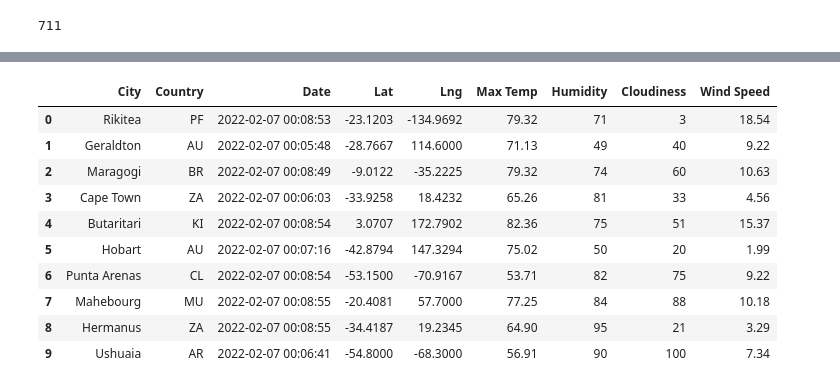
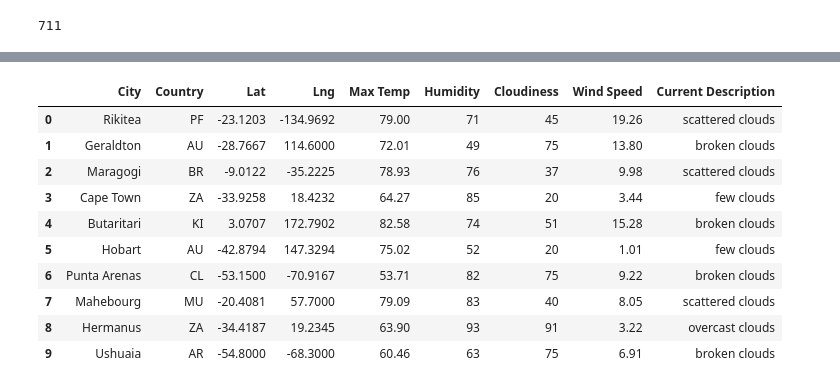
Before and after one commit to pheel24/World_Weather_Analysis, a Jupyter notebook: Weather_Database.ipynb, the cells around one changed output, grey strips where cells are left out. Cells and saved outputs as stored; diff of their text form; code cells hidden in the pictures.

Commit message:
reorder columns, add current desc

```diff
--- a/Weather_Database.ipynb
+++ b/Weather_Database.ipynb
@@ -117,20 +117,20 @@ Processing Record 50 of Set 7 | mackay
 # %%
 # Convert the array of dictionaries to a Pandas DataFrame.
 city_data_df = pd.DataFrame(city_data)
 
 #reorder columns
-new_column_order=["City","Country","Lat","Lng","Max Temp","Humidity","Cloudiness","Wind Speed"]
+new_column_order=["City","Country","Lat","Lng","Max Temp","Humidity","Cloudiness","Wind Speed","Current Description"]
 city_data_df=city_data_df[new_column_order]
 city_data_df.head(10)
 # %% [output]
-|  | City | Country | Date | Lat | Lng | Max Temp | Humidity | Cloudiness | Wind Speed |
-| 0 | Rikitea | PF | 2022-02-07 00:08:53 | -23.1203 | -134.9692 | 79.32 | 71 | 3 | 18.54 |
-| 1 | Geraldton | AU | 2022-02-07 00:05:48 | -28.7667 | 114.6000 | 71.13 | 49 | 40 | 9.22 |
-| 2 | Maragogi | BR | 2022-02-07 00:08:49 | -9.0122 | -35.2225 | 79.32 | 74 | 60 | 10.63 |
-| 3 | Cape Town | ZA | 2022-02-07 00:06:03 | -33.9258 | 18.4232 | 65.26 | 81 | 33 | 4.56 |
-| 4 | Butaritari | KI | 2022-02-07 00:08:54 | 3.0707 | 172.7902 | 82.36 | 75 | 51 | 15.37 |
-| 5 | Hobart | AU | 2022-02-07 00:07:16 | -42.8794 | 147.3294 | 75.02 | 50 | 20 | 1.99 |
-| 6 | Punta Arenas | CL | 2022-02-07 00:08:54 | -53.1500 | -70.9167 | 53.71 | 82 | 75 | 9.22 |
-| 7 | Mahebourg | MU | 2022-02-07 00:08:55 | -20.4081 | 57.7000 | 77.25 | 84 | 88 | 10.18 |
-| 8 | Hermanus | ZA | 2022-02-07 00:08:55 | -34.4187 | 19.2345 | 64.90 | 95 | 21 | 3.29 |
-| 9 | Ushuaia | AR | 2022-02-07 00:06:41 | -54.8000 | -68.3000 | 56.91 | 90 | 100 | 7.34 |
+|  | City | Country | Lat | Lng | Max Temp | Humidity | Cloudiness | Wind Speed | Current Description |
+| 0 | Rikitea | PF | -23.1203 | -134.9692 | 79.00 | 71 | 45 | 19.26 | scattered clouds |
+| 1 | Geraldton | AU | -28.7667 | 114.6000 | 72.01 | 49 | 75 | 13.80 | broken clouds |
+| 2 | Maragogi | BR | -9.0122 | -35.2225 | 78.93 | 76 | 37 | 9.98 | scattered clouds |
+| 3 | Cape Town | ZA | -33.9258 | 18.4232 | 64.27 | 85 | 20 | 3.44 | few clouds |
+| 4 | Butaritari | KI | 3.0707 | 172.7902 | 82.58 | 74 | 51 | 15.28 | broken clouds |
+| 5 | Hobart | AU | -42.8794 | 147.3294 | 75.02 | 52 | 20 | 1.01 | few clouds |
+| 6 | Punta Arenas | CL | -53.1500 | -70.9167 | 53.71 | 82 | 75 | 9.22 | broken clouds |
+| 7 | Mahebourg | MU | -20.4081 | 57.7000 | 79.09 | 83 | 40 | 8.05 | scattered clouds |
+| 8 | Hermanus | ZA | -34.4187 | 19.2345 | 63.90 | 93 | 91 | 3.22 | overcast clouds |
+| 9 | Ushuaia | AR | -54.8000 | -68.3000 | 60.46 | 63 | 75 | 6.91 | broken clouds |
```
Also changed, not shown: parts of 1 cell of this notebook.
